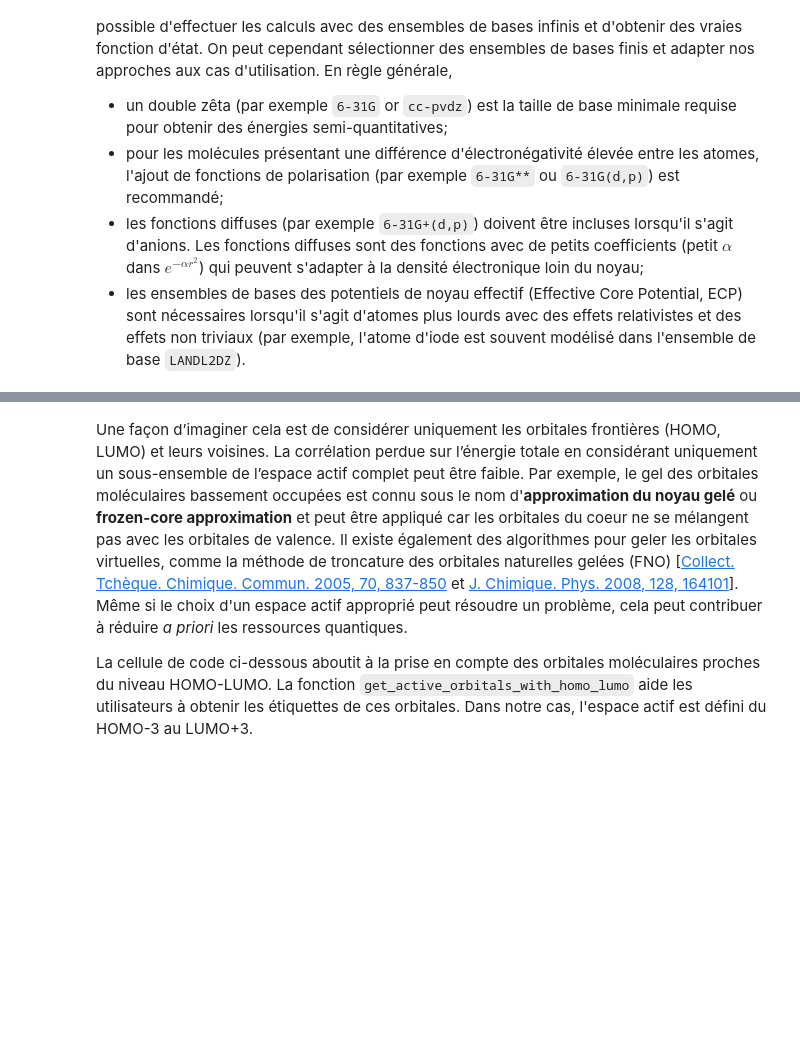
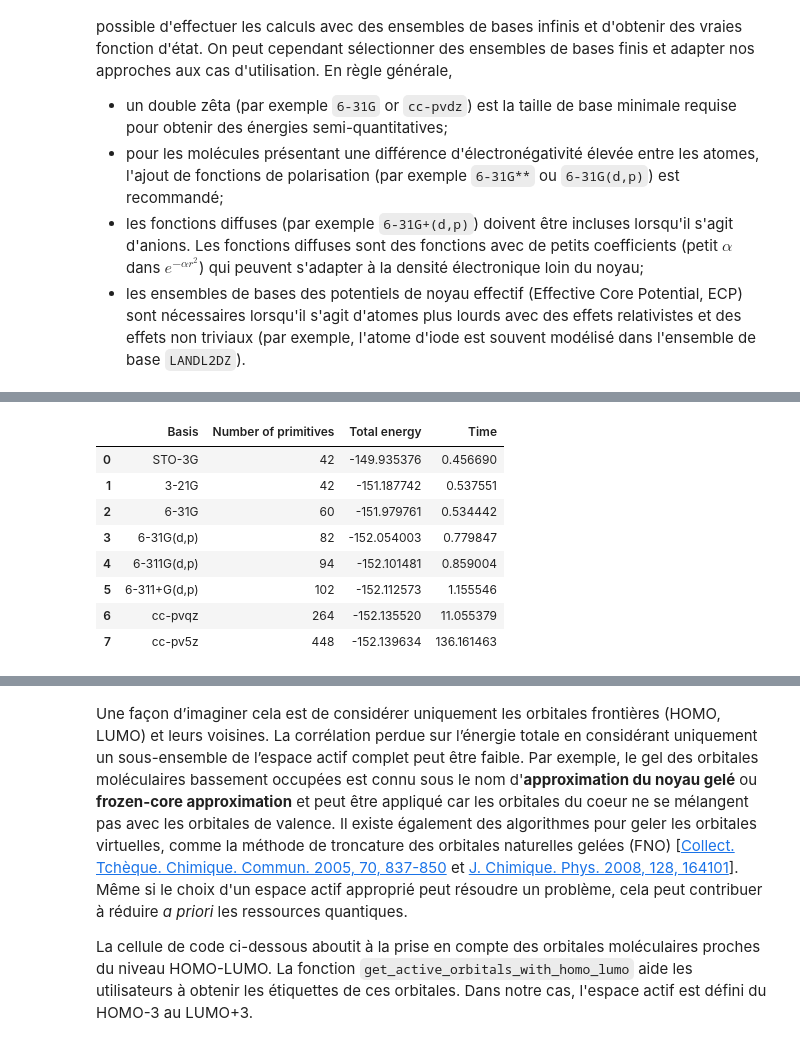
Before and after one commit to NanaEngo/UY1_NE_Qiskit, a Jupyter notebook: Quantum Chemistry Tutorial 1 - Modelling Basis_ 231224.ipynb, the cells around one changed output, grey strips where cells are left out. Cells and saved outputs as stored; diff of their text form; code cells hidden in the pictures; blank space fills up the shorter version.

```diff
--- a/Quantum Chemistry Tutorial 1 - Modelling Basis_ 231224.ipynb
+++ b/Quantum Chemistry Tutorial 1 - Modelling Basis_ 231224.ipynb
@@ -622,0 +688,22 @@ Une liste complète des ensembles de bases disponibles pris en charge dans [PySC
+# %%
+import time
+
+mf_energies = list()
+mf_times = list()
+nb_prim = list()
+
+# Perform a Mean-Field calculation for each basis set
+for bs in basis_sets:
+
+    # Measure execution time
+    start = time.time()
+    DWat_mol.basis = bs
+    DWat_mol.build()
+
+    mf = scf.RHF(DWat_mol)
+    mf.kernel()
+    end = time.time()
+
+    nb_prim.append(DWat_mol.npgto_nr())
+    mf_energies.append(mf.e_tot)
+    mf_times.append(end-start)
@@ -623 +719,21 @@ Une liste complète des ensembles de bases disponibles pris en charge dans [PySC
+# %%
+# Create the results dataframe
+import pandas as pd
+
+df_HF = pd.DataFrame({"Basis":basis_sets,
+                      'Number of primitives':nb_prim,
+                      'Total energy':mf_energies,
+                      "Time":mf_times})
+
+df_HF
+# %% [output]
+|  | Basis | Number of primitives | Total energy | Time |
+| 0 | STO-3G | 42 | -149.935376 | 0.456690 |
+| 1 | 3-21G | 42 | -151.187742 | 0.537551 |
+| 2 | 6-31G | 60 | -151.979761 | 0.534442 |
+| 3 | 6-31G(d,p) | 82 | -152.054003 | 0.779847 |
+| 4 | 6-311G(d,p) | 94 | -152.101481 | 0.859004 |
+| 5 | 6-311+G(d,p) | 102 | -152.112573 | 1.155546 |
+| 6 | cc-pvqz | 264 | -152.135520 | 11.055379 |
+| 7 | cc-pv5z | 448 | -152.139634 | 136.161463 |
 # %%
```
Also changed, not shown: parts of 23 cells of this notebook, 6 other files.
